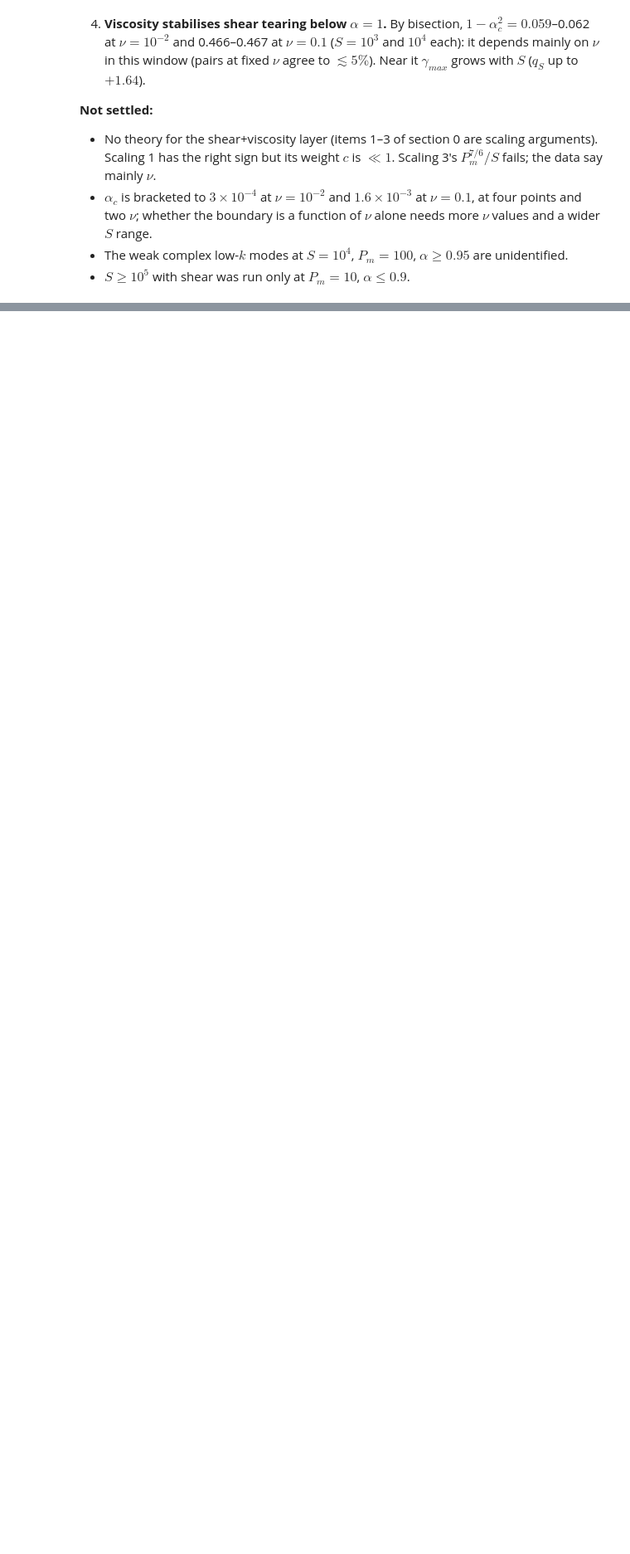
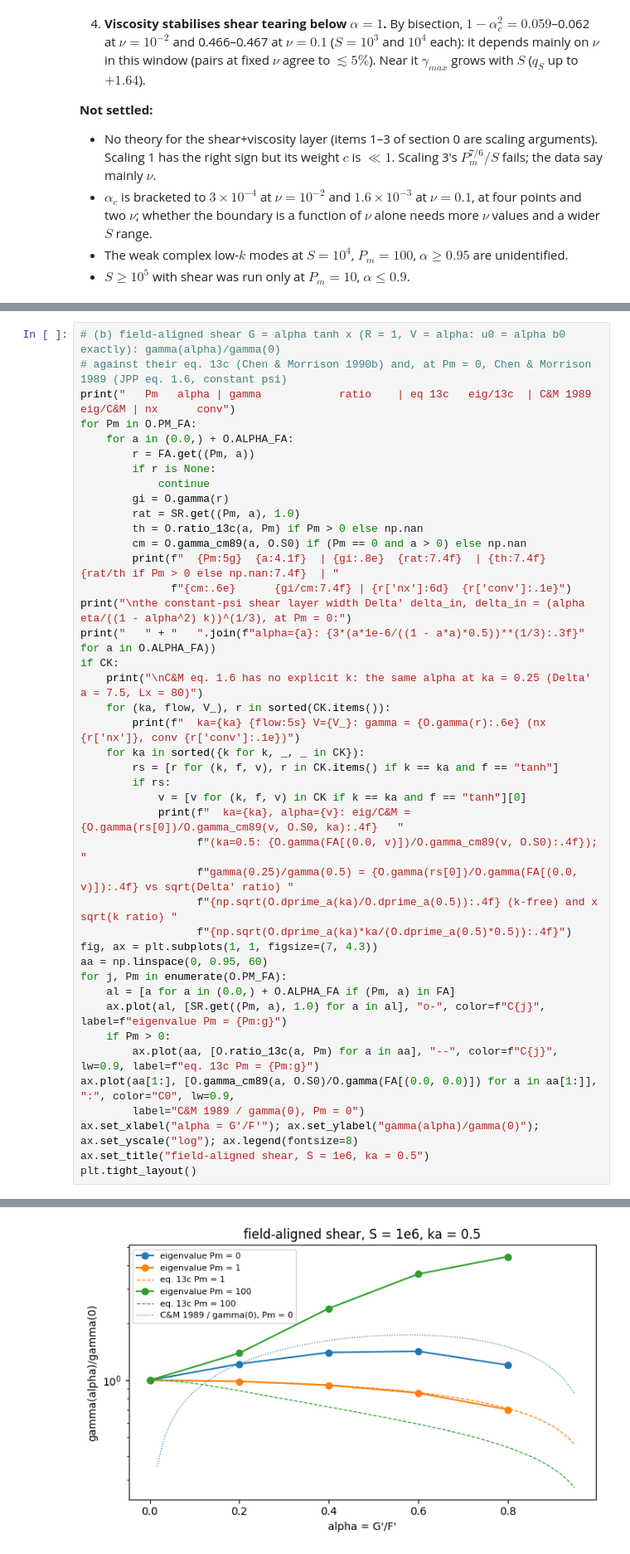
Before and after one commit to alfredmallet/taranis, a Jupyter notebook: examples/tearing-viscosity.ipynb, the cells around one changed output, grey strips where cells are left out. Shown at 83% size. Drawn from its saved outputs; the diff is of its cells as text; blank space fills up the shorter version.

```diff
--- a/examples/tearing-viscosity.ipynb
+++ b/examples/tearing-viscosity.ipynb
@@ -814,0 +954,43 @@ k* jumps along the alpha chains (|ratio| > 1.3) -- possible branch switches:
+# %%
+# (b) field-aligned shear G = alpha tanh x (R = 1, V = alpha: u0 = alpha b0 exactly): gamma(alpha)/gamma(0)
+# against their eq. 13c (Chen & Morrison 1990b) and, at Pm = 0, Chen & Morrison 1989 (JPP eq. 1.6, constant psi)
+print("   Pm   alpha | gamma            ratio    | eq 13c   eig/13c  | C&M 1989          eig/C&M | nx      conv")
+for Pm in O.PM_FA:
+    for a in (0.0,) + O.ALPHA_FA:
+        r = FA.get((Pm, a))
+        if r is None:
+            continue
+        gi = O.gamma(r)
+        rat = SR.get((Pm, a), 1.0)
+        th = O.ratio_13c(a, Pm) if Pm > 0 else np.nan
+        cm = O.gamma_cm89(a, O.S0) if (Pm == 0 and a > 0) else np.nan
+        print(f"  {Pm:5g}  {a:4.1f}  | {gi:.8e}  {rat:7.4f}  | {th:7.4f}  {rat/th if Pm > 0 else np.nan:7.4f}  | "
+              f"{cm:.6e}      {gi/cm:7.4f} | {r['nx']:6d}  {r['conv']:.1e}")
+print("\nthe constant-psi shear layer width Delta' delta_in, delta_in = (alpha eta/((1 - alpha^2) k))^(1/3), at Pm = 0:")
+print("   " + "   ".join(f"alpha={a}: {3*(a*1e-6/((1 - a*a)*0.5))**(1/3):.3f}" for a in O.ALPHA_FA))
+if CK:
+    print("\nC&M eq. 1.6 has no explicit k: the same alpha at ka = 0.25 (Delta' a = 7.5, Lx = 80)")
+    for (ka, flow, V_), r in sorted(CK.items()):
+        print(f"  ka={ka} {flow:5s} V={V_}: gamma = {O.gamma(r):.6e} (nx {r['nx']}, conv {r['conv']:.1e})")
+    for ka in sorted({k for k, _, _ in CK}):
+        rs = [r for (k, f, v), r in CK.items() if k == ka and f == "tanh"]
+        if rs:
+            v = [v for (k, f, v) in CK if k == ka and f == "tanh"][0]
+            print(f"  ka={ka}, alpha={v}: eig/C&M = {O.gamma(rs[0])/O.gamma_cm89(v, O.S0, ka):.4f}   "
+                  f"(ka=0.5: {O.gamma(FA[(0.0, v)])/O.gamma_cm89(v, O.S0):.4f}); "
+                  f"gamma(0.25)/gamma(0.5) = {O.gamma(rs[0])/O.gamma(FA[(0.0, v)]):.4f} vs sqrt(Delta' ratio) "
+                  f"{np.sqrt(O.dprime_a(ka)/O.dprime_a(0.5)):.4f} (k-free) and x sqrt(k ratio) "
+                  f"{np.sqrt(O.dprime_a(ka)*ka/(O.dprime_a(0.5)*0.5)):.4f}")
+fig, ax = plt.subplots(1, 1, figsize=(7, 4.3))
+aa = np.linspace(0, 0.95, 60)
+for j, Pm in enumerate(O.PM_FA):
+    al = [a for a in (0.0,) + O.ALPHA_FA if (Pm, a) in FA]
+    ax.plot(al, [SR.get((Pm, a), 1.0) for a in al], "o-", color=f"C{j}", label=f"eigenvalue Pm = {Pm:g}")
+    if Pm > 0:
+        ax.plot(aa, [O.ratio_13c(a, Pm) for a in aa], "--", color=f"C{j}", lw=0.9, label=f"eq. 13c Pm = {Pm:g}")
+ax.plot(aa[1:], [O.gamma_cm89(a, O.S0)/O.gamma(FA[(0.0, 0.0)]) for a in aa[1:]], ":", color="C0", lw=0.9,
+        label="C&M 1989 / gamma(0), Pm = 0")
+ax.set_xlabel("alpha = G'/F'"); ax.set_ylabel("gamma(alpha)/gamma(0)"); ax.set_yscale("log"); ax.legend(fontsize=8)
+ax.set_title("field-aligned shear, S = 1e6, ka = 0.5")
+plt.tight_layout()
+# %% [output]
@@ -814,0 +1014 @@ k* jumps along the alpha chains (|ratio| > 1.3) -- possible branch switches:
+[figure, added]
```
Also changed, not shown: parts of 19 cells of this notebook, 2 other files.
